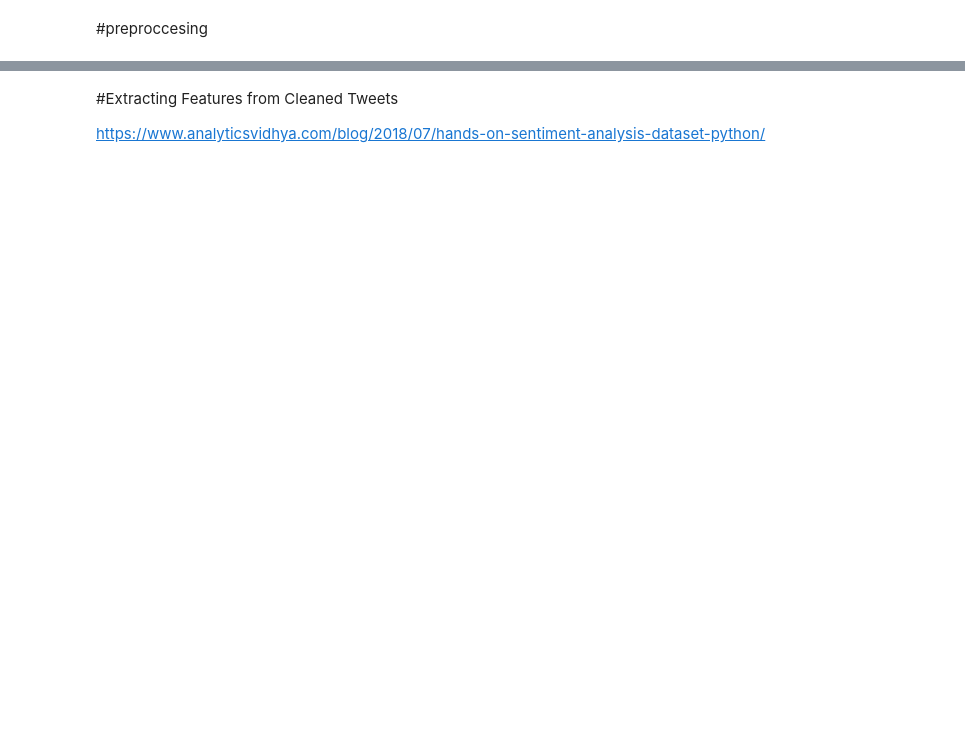
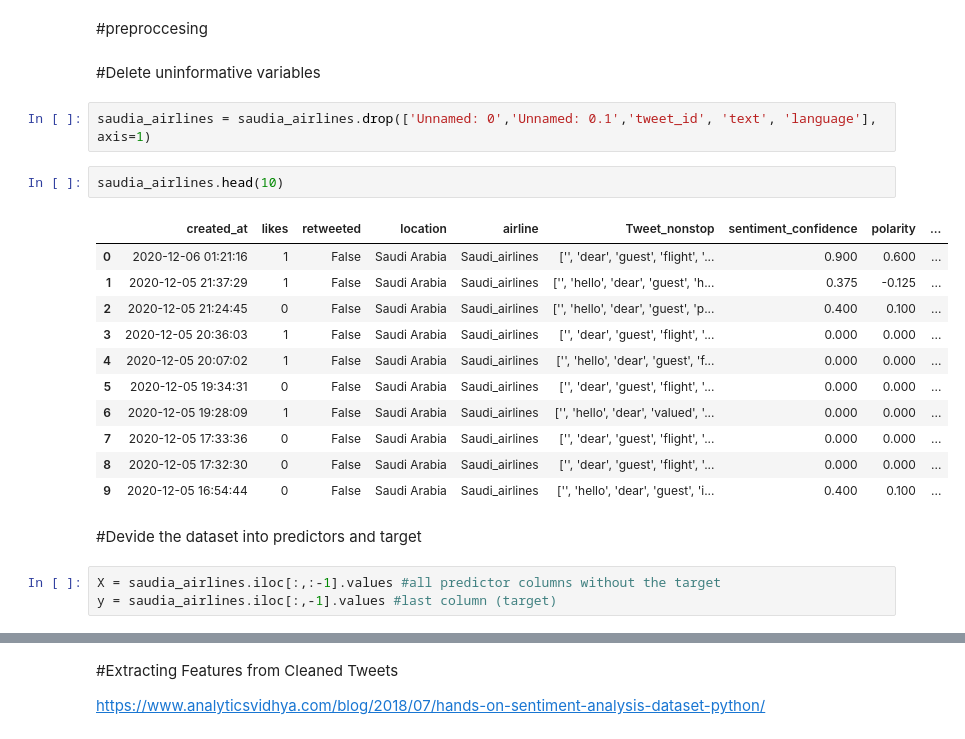
Before and after one commit to buthaina279/DS_Capstone_NLP, a Jupyter notebook: ML.ipynb, the cells around one changed output, grey strips where cells are left out. Drawn from its saved outputs; the diff is of its cells as text; blank space fills up the shorter version.

```diff
--- a/ML.ipynb
+++ b/ML.ipynb
@@ -46,3 +50,26 @@ saudia_airlines.head(10)
 | 9 | 9 | 57 | 1335266364739694593 | 2020-12-05 16:54:44 | hello dear guest imran please pro... | 0 | False | Saudi Arabia | en | ... |
 # %% [markdown]
 #preproccesing
+# %% [markdown]
+#Delete uninformative variables
+# %%
+saudia_airlines = saudia_airlines.drop(['Unnamed: 0','Unnamed: 0.1','tweet_id', 'text', 'language'], axis=1)
+# %%
+saudia_airlines.head(10)
+# %% [output]
+|  | created_at | likes | retweeted | location | airline | Tweet_nonstop | sentiment_confidence | polarity | ... |
+| 0 | 2020-12-06 01:21:16 | 1 | False | Saudi Arabia | Saudi_airlines | ['', 'dear', 'guest', 'flight', '... | 0.900 | 0.600 | ... |
+| 1 | 2020-12-05 21:37:29 | 1 | False | Saudi Arabia | Saudi_airlines | ['', 'hello', 'dear', 'guest', 'h... | 0.375 | -0.125 | ... |
+| 2 | 2020-12-05 21:24:45 | 0 | False | Saudi Arabia | Saudi_airlines | ['', 'hello', 'dear', 'guest', 'p... | 0.400 | 0.100 | ... |
+| 3 | 2020-12-05 20:36:03 | 1 | False | Saudi Arabia | Saudi_airlines | ['', 'dear', 'guest', 'flight', '... | 0.000 | 0.000 | ... |
+| 4 | 2020-12-05 20:07:02 | 1 | False | Saudi Arabia | Saudi_airlines | ['', 'hello', 'dear', 'guest', 'f... | 0.000 | 0.000 | ... |
+| 5 | 2020-12-05 19:34:31 | 0 | False | Saudi Arabia | Saudi_airlines | ['', 'dear', 'guest', 'flight', '... | 0.000 | 0.000 | ... |
+| 6 | 2020-12-05 19:28:09 | 1 | False | Saudi Arabia | Saudi_airlines | ['', 'hello', 'dear', 'valued', '... | 0.000 | 0.000 | ... |
+| 7 | 2020-12-05 17:33:36 | 0 | False | Saudi Arabia | Saudi_airlines | ['', 'dear', 'guest', 'flight', '... | 0.000 | 0.000 | ... |
+| 8 | 2020-12-05 17:32:30 | 0 | False | Saudi Arabia | Saudi_airlines | ['', 'dear', 'guest', 'flight', '... | 0.000 | 0.000 | ... |
+| 9 | 2020-12-05 16:54:44 | 0 | False | Saudi Arabia | Saudi_airlines | ['', 'hello', 'dear', 'guest', 'i... | 0.400 | 0.100 | ... |
+# %% [markdown]
+#Devide the dataset into predictors and target
+# %%
+X = saudia_airlines.iloc[:,:-1].values #all predictor columns without the target
+y = saudia_airlines.iloc[:,-1].values #last column (target)
```
Also changed, not shown: parts of 35 cells of this notebook.
